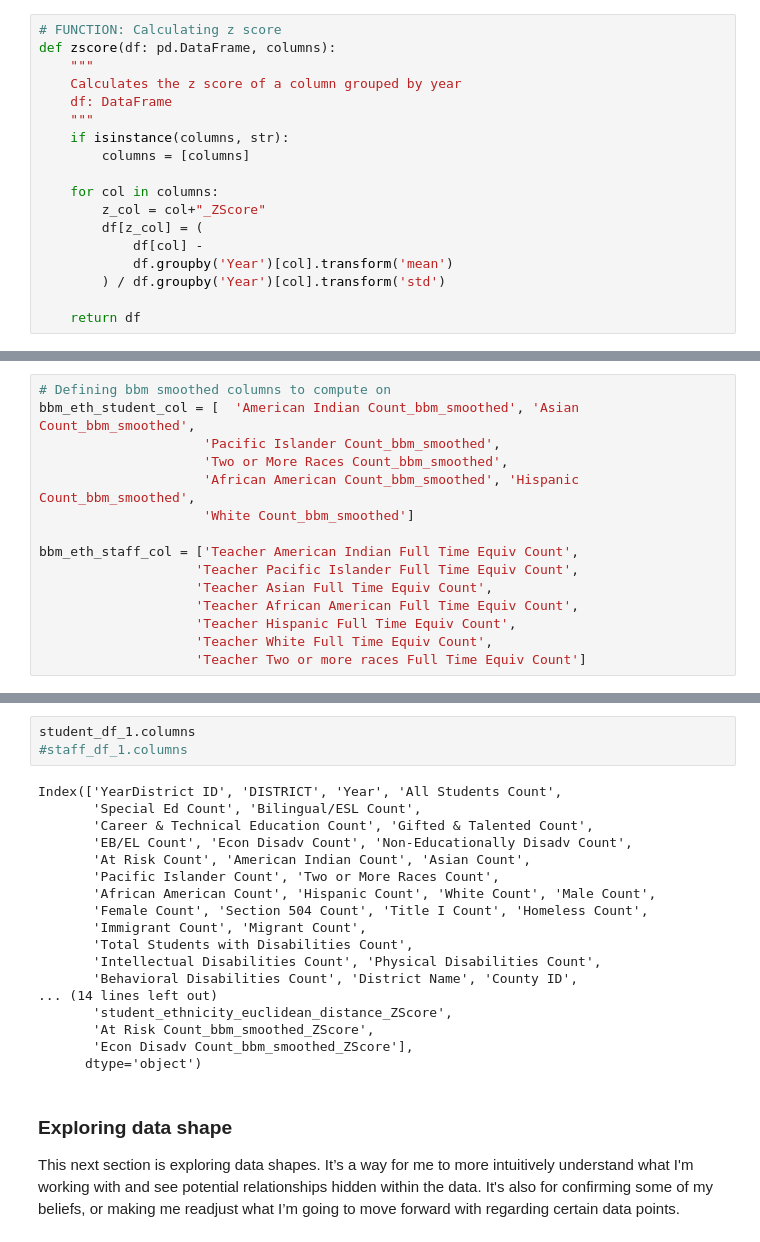
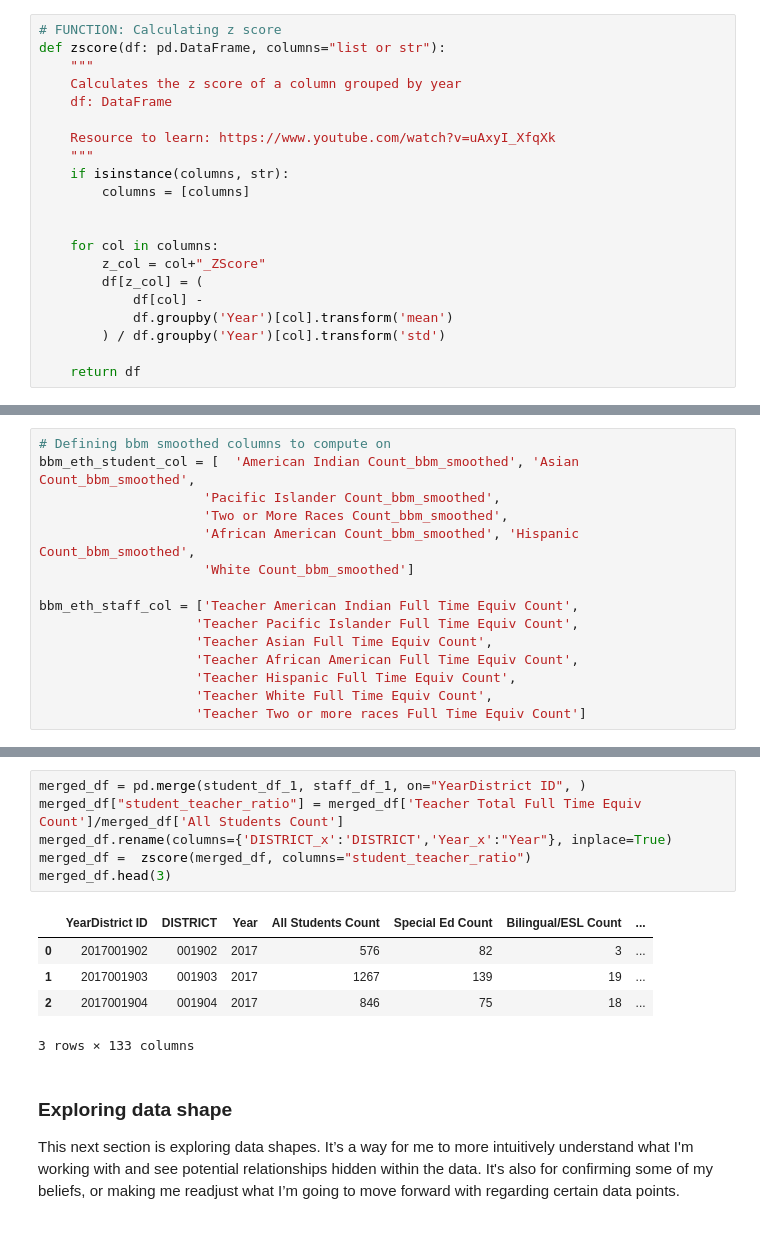
Before and after one commit to CristianS-D/Texas-Education-Data-Analysis, a Jupyter notebook: Clustering.ipynb, the cells around one changed output, grey strips where cells are left out. Drawn from its saved outputs; the diff is of its cells as text.

```diff
--- a/Clustering.ipynb
+++ b/Clustering.ipynb
@@ -243,13 +243,16 @@ def calculate_hhi(df, columns, output_col_name=None):
     return df
 # %%
 # FUNCTION: Calculating z score
-def zscore(df: pd.DataFrame, columns):
+def zscore(df: pd.DataFrame, columns="list or str"):
     """
     Calculates the z score of a column grouped by year
     df: DataFrame
+
+    Resource to learn: https://www.youtube.com/watch?v=uAxyI_XfqXk
     """
     if isinstance(columns, str):
         columns = [columns]
+
 
     for col in columns:
         z_col = col+"_ZScore"
@@ -373,24 +413,15 @@ student_df_1 = zscore(student_df_1, student_zscore)
 # %%
-student_df_1.columns
-#staff_df_1.columns
+merged_df = pd.merge(student_df_1, staff_df_1, on="YearDistrict ID", )
+merged_df["student_teacher_ratio"] = merged_df['Teacher Total Full Time Equiv Count']/merged_df['All Students Count']
+merged_df.rename(columns={'DISTRICT_x':'DISTRICT','Year_x':"Year"}, inplace=True)
+merged_df =  zscore(merged_df, columns="student_teacher_ratio")
+merged_df.head(3)
 # %% [output]
+|  | YearDistrict ID | DISTRICT | Year | All Students Count | Special Ed Count | Bilingual/ESL Count | ... |
+| 0 | 2017001902 | 001902 | 2017 | 576 | 82 | 3 | ... |
+| 1 | 2017001903 | 001903 | 2017 | 1267 | 139 | 19 | ... |
+| 2 | 2017001904 | 001904 | 2017 | 846 | 75 | 18 | ... |
-Index(['YearDistrict ID', 'DISTRICT', 'Year', 'All Students Count',
-       'Special Ed Count', 'Bilingual/ESL Count',
-       'Career & Technical Education Count', 'Gifted & Talented Count',
-       'EB/EL Count', 'Econ Disadv Count', 'Non-Educationally Disadv Count',
-       'At Risk Count', 'American Indian Count', 'Asian Count',
-       'Pacific Islander Count', 'Two or More Races Count',
-       'African American Count', 'Hispanic Count', 'White Count', 'Male Count',
-       'Female Count', 'Section 504 Count', 'Title I Count', 'Homeless Count',
-       'Immigrant Count', 'Migrant Count',
-       'Total Students with Disabilities Count',
-       'Intellectual Disabilities Count', 'Physical Disabilities Count',
-       'Behavioral Disabilities Count', 'District Name', 'County ID',
-... (14 lines left out)
-       'student_ethnicity_euclidean_distance_ZScore',
-       'At Risk Count_bbm_smoothed_ZScore',
-       'Econ Disadv Count_bbm_smoothed_ZScore'],
-      dtype='object')
+3 rows × 133 columns
 # %% [markdown]
 ### Exploring data shape
 
```
Also changed, not shown: parts of 27 cells of this notebook.
